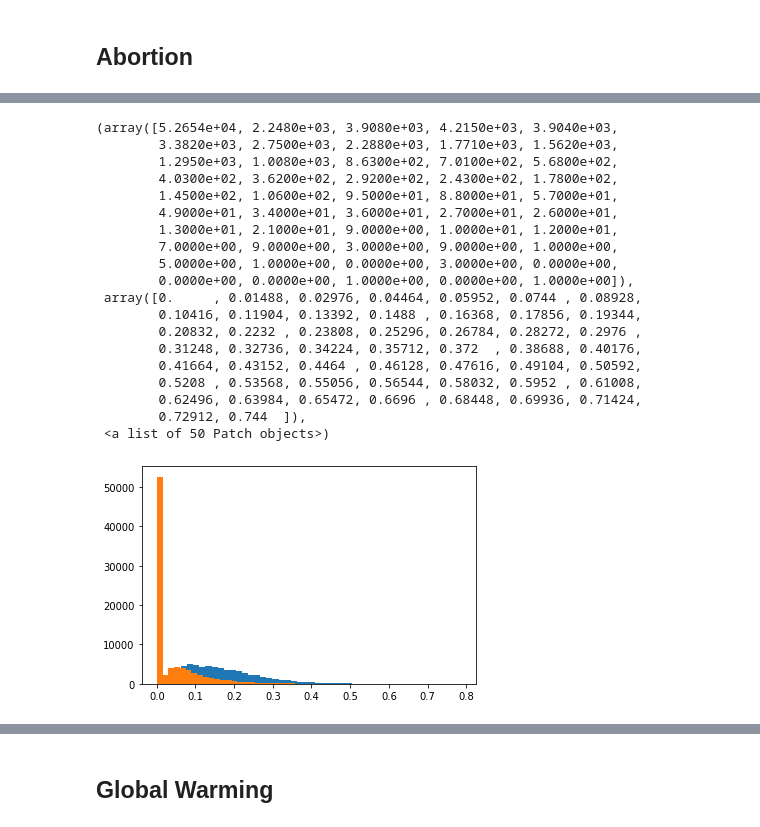
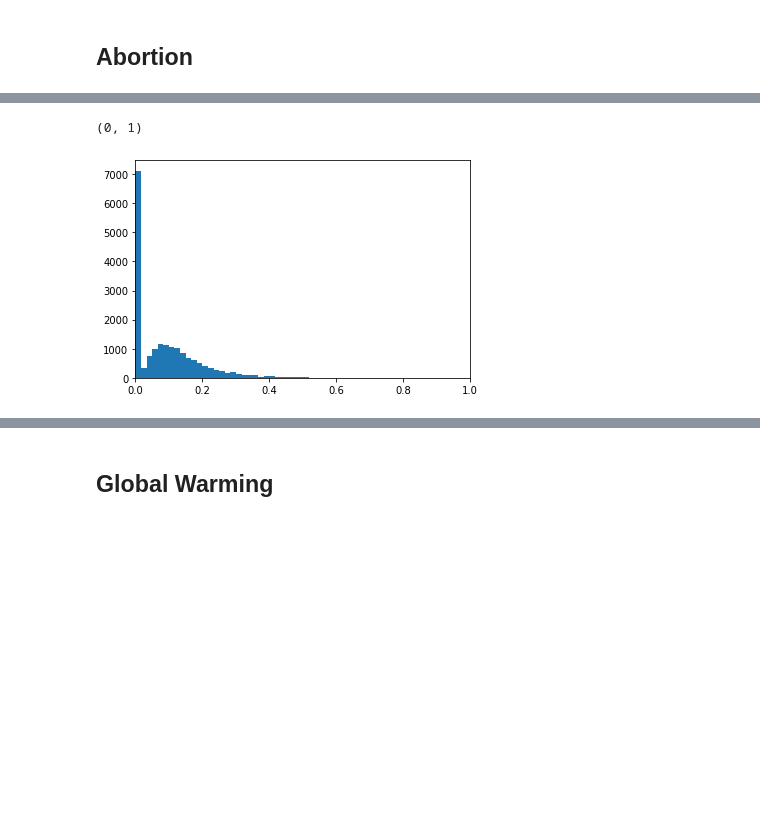
Before and after one commit to epfl-ada/ada-2021-project-272, a Jupyter notebook: Sentiment Analysis.ipynb, the cells around one changed output, grey strips where cells are left out. Drawn from its saved outputs; the diff is of its cells as text; code cells hidden in the pictures; blank space fills up the shorter version.

```diff
--- a/Sentiment Analysis.ipynb
+++ b/Sentiment Analysis.ipynb
@@ -84,24 +68,6 @@ total_sent_ab = []
 # %%
-plt.hist(positive_sent, bins = 50)
-plt.hist(negative_sent, bins = 50)
+plt.hist(positive_sent_ab, bins = 50)
+plt.xlim([0,1])
 # %% [output]
-(array([5.2654e+04, 2.2480e+03, 3.9080e+03, 4.2150e+03, 3.9040e+03,
-        3.3820e+03, 2.7500e+03, 2.2880e+03, 1.7710e+03, 1.5620e+03,
-        1.2950e+03, 1.0080e+03, 8.6300e+02, 7.0100e+02, 5.6800e+02,
-        4.0300e+02, 3.6200e+02, 2.9200e+02, 2.4300e+02, 1.7800e+02,
-        1.4500e+02, 1.0600e+02, 9.5000e+01, 8.8000e+01, 5.7000e+01,
-        4.9000e+01, 3.4000e+01, 3.6000e+01, 2.7000e+01, 2.6000e+01,
-        1.3000e+01, 2.1000e+01, 9.0000e+00, 1.0000e+01, 1.2000e+01,
-        7.0000e+00, 9.0000e+00, 3.0000e+00, 9.0000e+00, 1.0000e+00,
-        5.0000e+00, 1.0000e+00, 0.0000e+00, 3.0000e+00, 0.0000e+00,
-        0.0000e+00, 0.0000e+00, 1.0000e+00, 0.0000e+00, 1.0000e+00]),
- array([0.     , 0.01488, 0.02976, 0.04464, 0.05952, 0.0744 , 0.08928,
-        0.10416, 0.11904, 0.13392, 0.1488 , 0.16368, 0.17856, 0.19344,
-        0.20832, 0.2232 , 0.23808, 0.25296, 0.26784, 0.28272, 0.2976 ,
-        0.31248, 0.32736, 0.34224, 0.35712, 0.372  , 0.38688, 0.40176,
-        0.41664, 0.43152, 0.4464 , 0.46128, 0.47616, 0.49104, 0.50592,
-        0.5208 , 0.53568, 0.55056, 0.56544, 0.58032, 0.5952 , 0.61008,
-        0.62496, 0.63984, 0.65472, 0.6696 , 0.68448, 0.69936, 0.71424,
-        0.72912, 0.744  ]),
- <a list of 50 Patch objects>)
+(0, 1)
-[figure, old version]
+[figure, new version]
```
Also changed, not shown: parts of 27 cells of this notebook, 4 other files.
